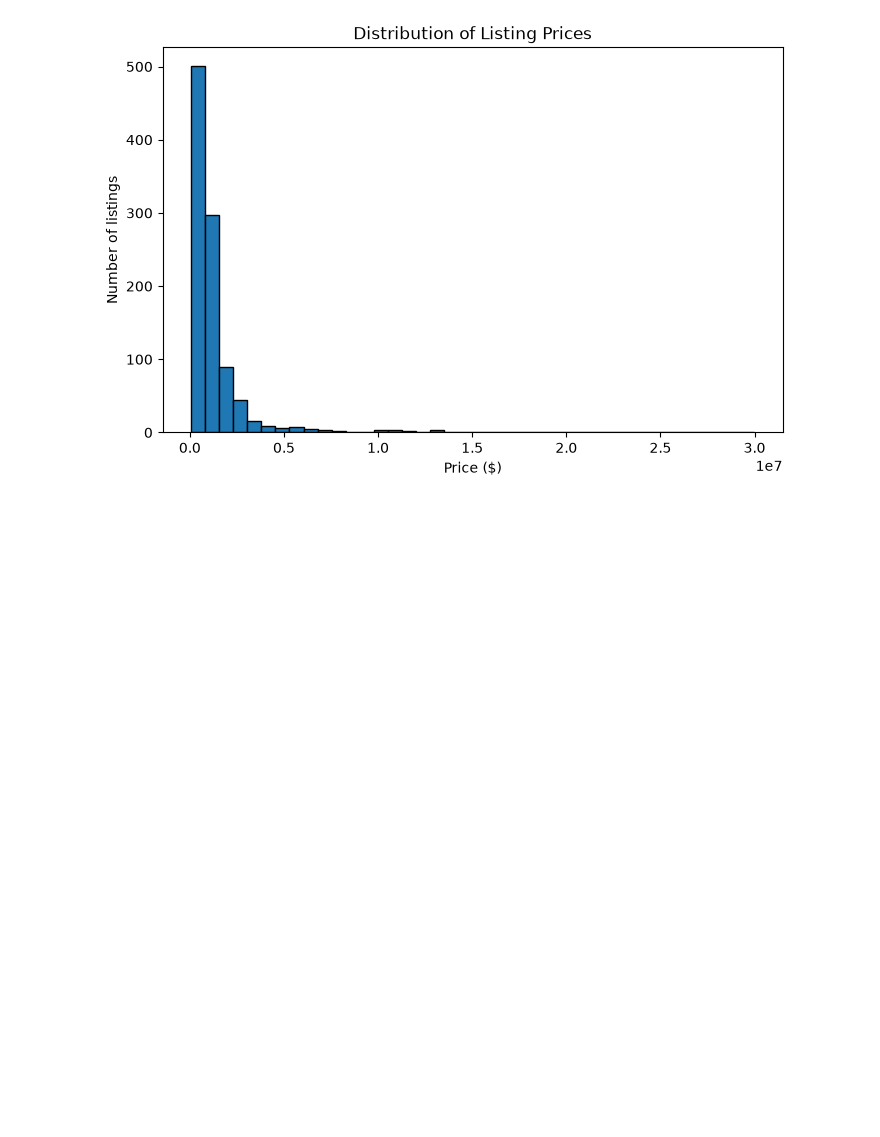
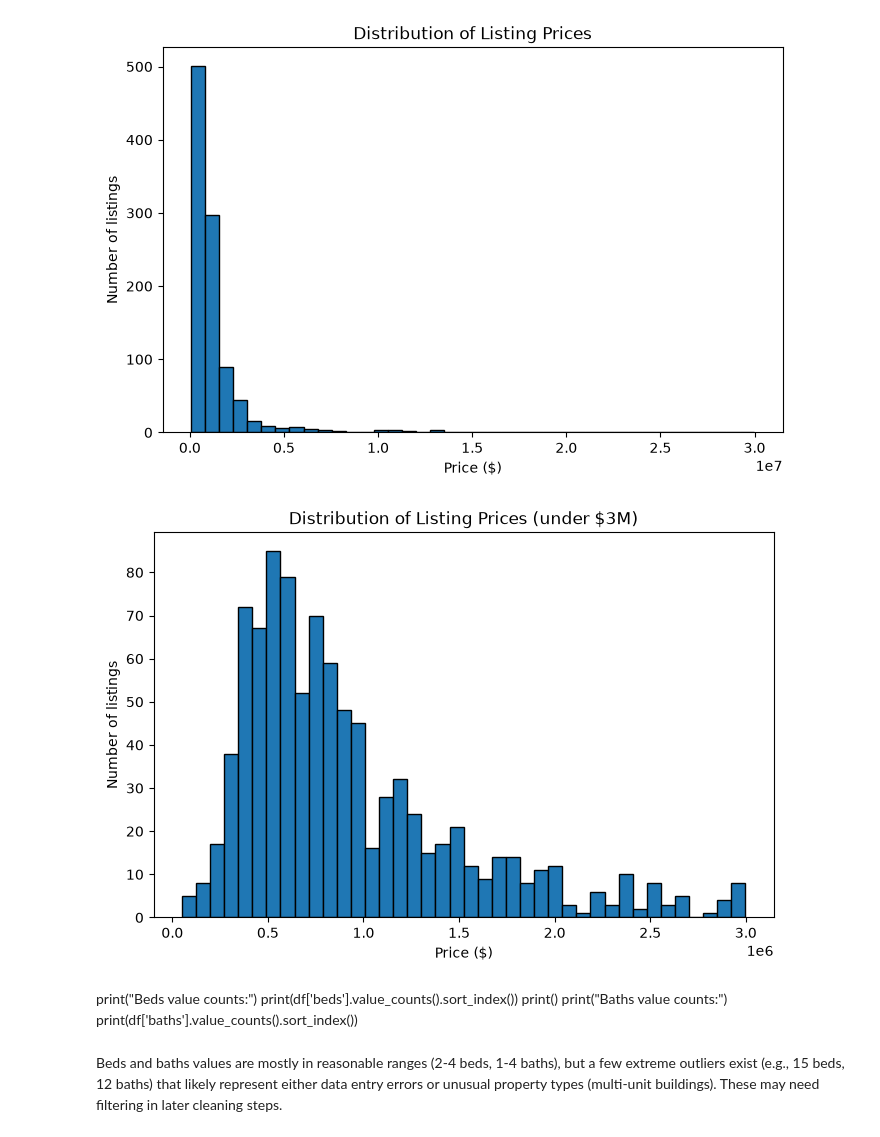
Before and after one commit to liqzheng/IDX-Exchange-NLP, a Jupyter notebook: notebooks/data_exploration.ipynb, the cells around one changed output. Saved outputs shown, nothing was run; the diff lists cells and outputs as text; code cells hidden in the pictures; blank space fills up the shorter version.

Commit message:
Complete Week 1 data exploration notebook with taxonomy coverage validation (99%)

```diff
--- a/notebooks/data_exploration.ipynb
+++ b/notebooks/data_exploration.ipynb
@@ -1,7 +1,7 @@
 # %%
 import pandas as pd
 
-df = pd.read_csv('data/processed/listing_sample.csv')
+df = pd.read_csv('../data/processed/listing_sample.csv')
 df.head()
 # %% [output]
 |  | L_ListingID | L_Address | L_City | beds | baths | price | remarks |
@@ -111,3 +111,20 @@ min      4.950000e+04
 max      2.999500e+07
 Name: price, dtype: float64
 [figure]
+# %%
+plt.figure(figsize=(8, 5))
+plt.hist(df[df['price'] < 3000000]['price'], bins=40, edgecolor='black')
+plt.xlabel('Price ($)')
+plt.ylabel('Number of listings')
+plt.title('Distribution of Listing Prices (under $3M)')
+plt.show()
+# %% [output]
+[figure, added]
+# %% [markdown]
+print("Beds value counts:")
+print(df['beds'].value_counts().sort_index())
+print()
+print("Baths value counts:")
+print(df['baths'].value_counts().sort_index())
+# %% [markdown]
+Beds and baths values are mostly in reasonable ranges (2-4 beds, 1-4 baths), but a few extreme outliers exist (e.g., 15 beds, 12 baths) that likely represent either data entry errors or unusual property types (multi-unit buildings). These may need filtering in later cleaning steps.
```
Also changed, not shown: parts of 9 cells of this notebook, 1 other file.
